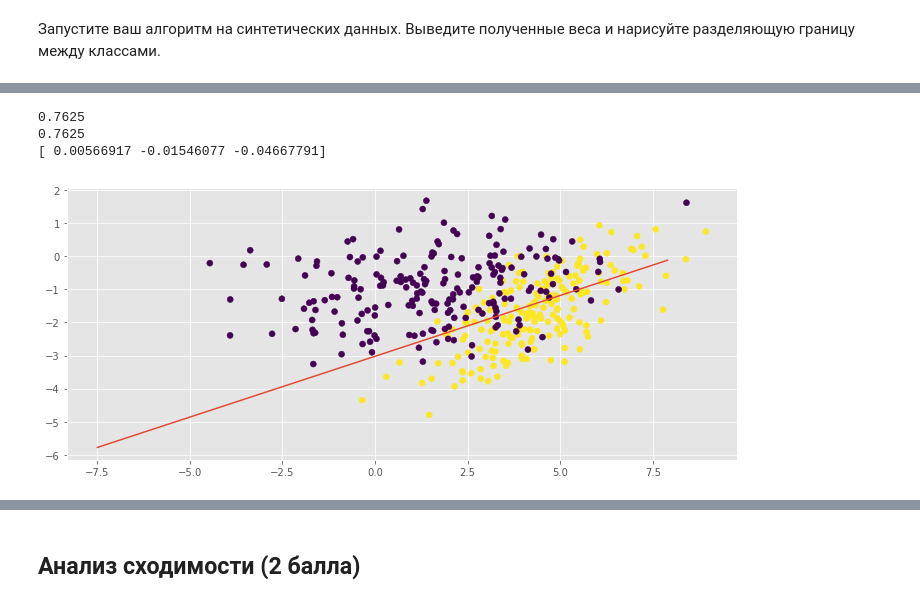
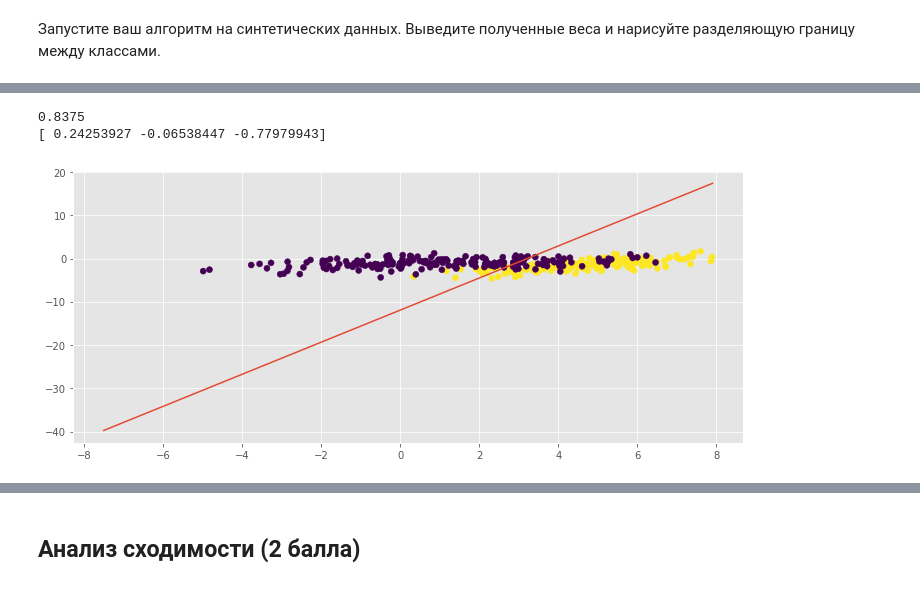
Before and after one commit to PeterZaidel/sphere_ml_2017, a Jupyter notebook: HW4/zaidel-peter-hw4-lin-models.ipynb, the cells around one changed output, grey strips where cells are left out. Saved outputs shown, nothing was run; the diff lists cells and outputs as text; code cells hidden in the pictures.

```diff
--- a/HW4/zaidel-peter-hw4-lin-models.ipynb
+++ b/HW4/zaidel-peter-hw4-lin-models.ipynb
@@ -270,25 +223,21 @@ plt.scatter(X[:,0], X[:,1], c=y)
 # %%
-model = MySGDClassifier(max_epoch=1000, C = 5 , alpha= 0.01, minibatch_size=50, seed =123)
+model = MySGDClassifier(max_epoch=1000, C = 1.0, alpha= 0.5, nbatch=8)
 model.fit(X, y)
 
 y_pred = model.predict(X)
 plt.scatter(X[:,0], X[:,1], c=y)
 
 x_plt = np.arange(-7.5,8.0, 0.1)
 w = model.model
 y_plt = (-w[2]-w[0]*x_plt)/w[1]
 plt.plot(x_plt,y_plt)
 
 print roc_auc_score(y, y_pred)
-print accuracy_score(y, y_pred)
 print w
-# print y_pred
-# print y
 # %% [output]
-0.7625
-0.7625
-[ 0.00566917 -0.01546077 -0.04667791]
+0.8375
+[ 0.24253927 -0.06538447 -0.77979943]
-[figure, old version]
+[figure, new version]
 # %%
 # Cs = np.linspace(start=0.1, stop=10, num = 10)
 # alphas = np.linspace(start=0.0001, stop=1.0, num = 10)
```
Also changed, not shown: parts of 30 cells of this notebook.
